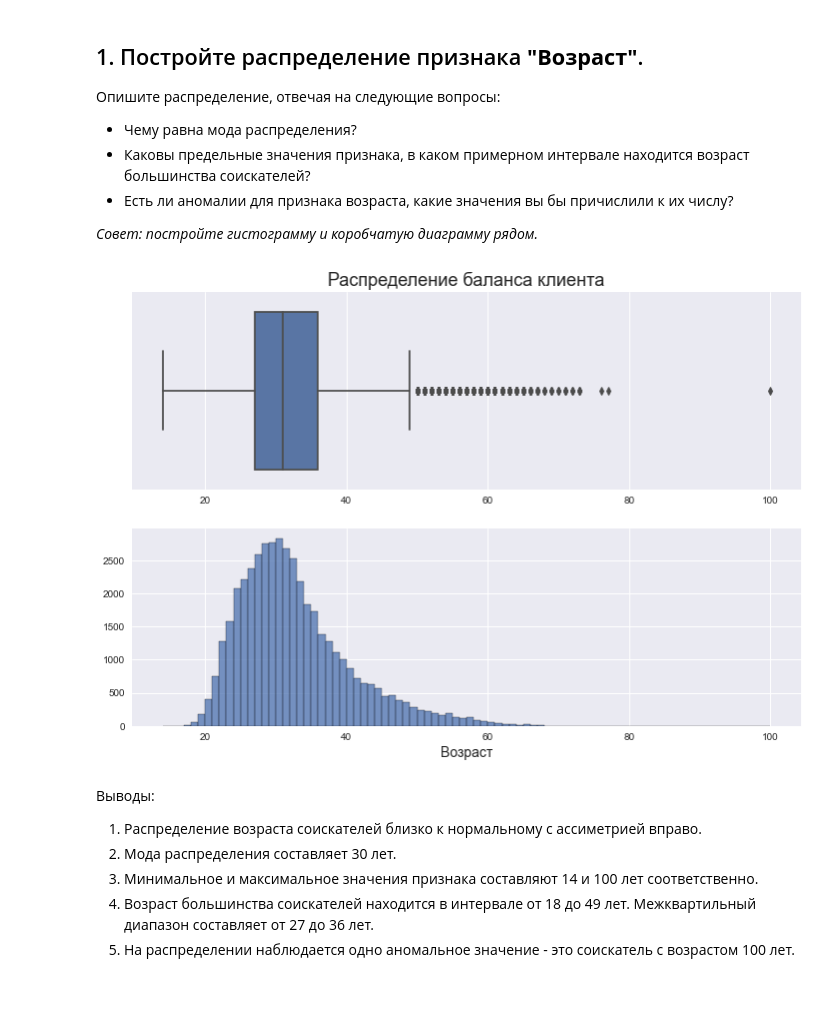
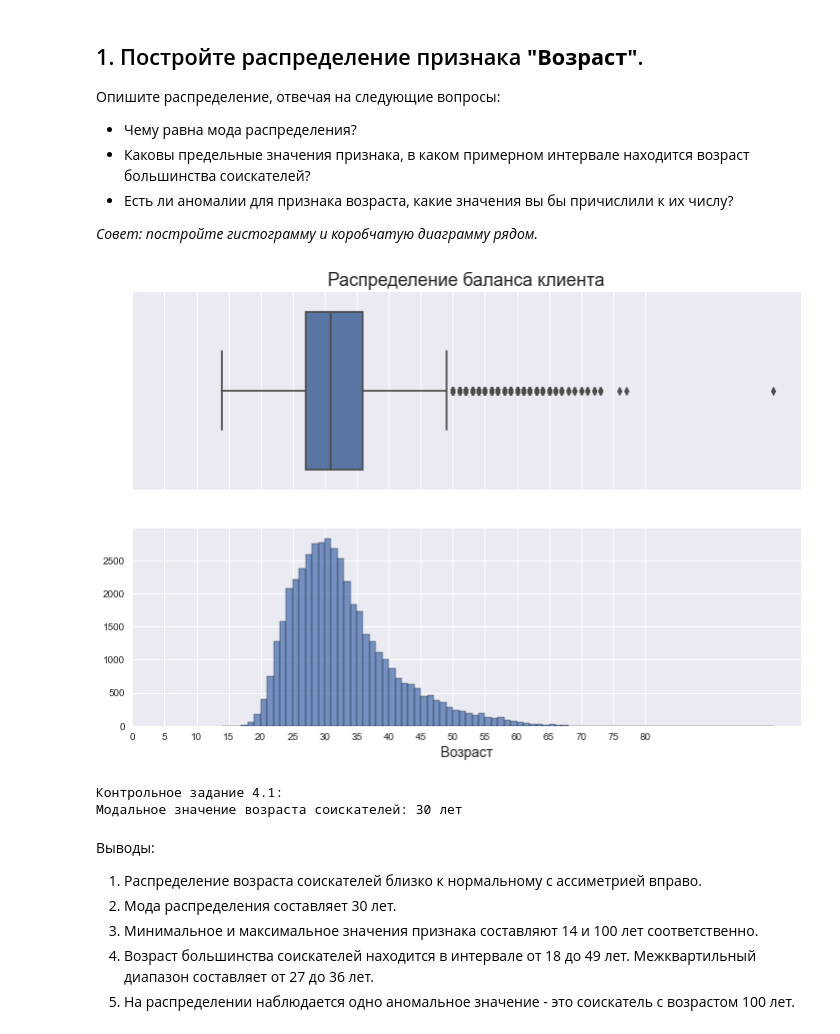
Before and after one commit to f999145/cases, a Jupyter notebook: 001_sf_project_01/001_sf_project_01.ipynb, the cells around one changed output. Saved outputs shown, nothing was run; the diff lists cells and outputs as text; code cells hidden in the pictures; blank space fills up the shorter version.

```diff
--- a/001_sf_project_01/001_sf_project_01.ipynb
+++ b/001_sf_project_01/001_sf_project_01.ipynb
@@ -560,25 +577,35 @@ hh_df.to_csv('data/hh_database_preprocessed.csv', index=False)
 # %%
 plt.style.use('seaborn')
 fig, axes = plt.subplots(nrows = 2, ncols = 1, figsize=(12,8))
 sns.boxplot(
     data=hh_df,
     x='Возраст',
     ax=axes[0]
 )
 sns.histplot(
     data=hh_df,
     x='Возраст',
     ax=axes[1],
     binwidth=1
 )
 axes[0].set_title('Распределение баланса клиента',fontsize=18)
 axes[0].set_xlabel(xlabel='')
+axes[0].set_xticks(range(0,85,5))
+axes[0].set_xticklabels('')
 axes[1].set_xlabel(xlabel='Возраст', fontsize=14)
 axes[1].set_ylabel(ylabel='')
+axes[1].set_xticks(range(0,85,5))
 
 plt.show()
+
+# Контрольное задание 4.1
+print('Контрольное задание 4.1:')
+print_f1 = hh_df['Возраст'].mode().values[0]
+print('Модальное значение возраста соискателей:', print_f1, 'лет')
 # %% [output]
-[figure, old version]
+[figure, new version]
+Контрольное задание 4.1:
+Модальное значение возраста соискателей: 30 лет
 # %% [markdown]
 Выводы:
 1. Распределение возраста соискателей близко к нормальному с ассиметрией вправо.
```
Also changed, not shown: parts of 14 cells of this notebook, 2 other files.
